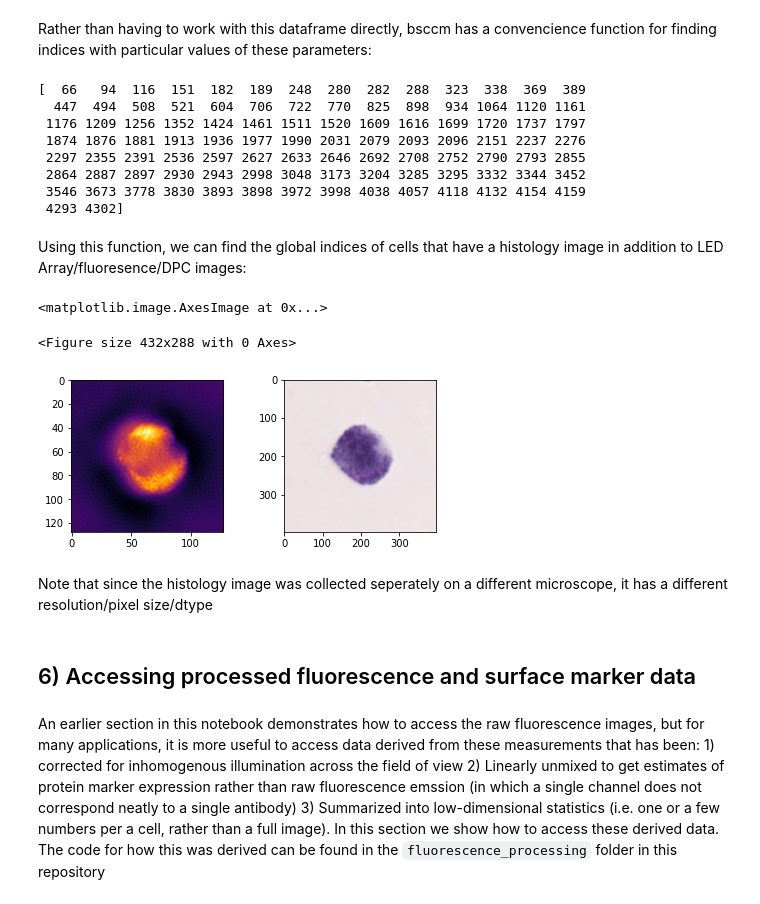
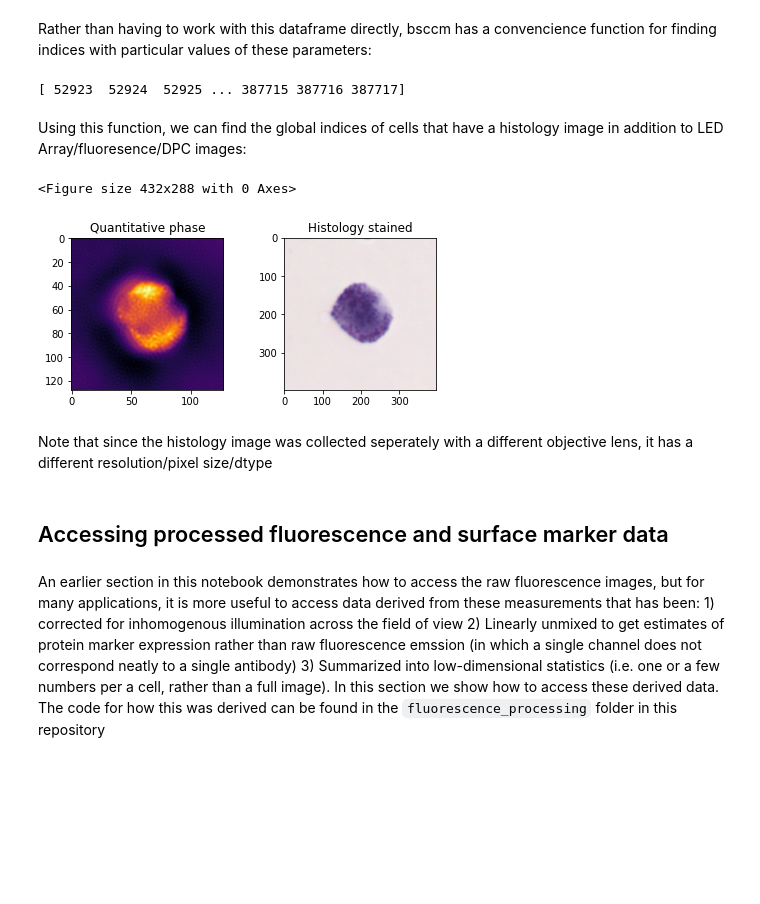
Before and after one commit to Waller-Lab/BSCCM, a Jupyter notebook: Getting_started.ipynb, the cells around one changed output. Drawn from its saved outputs; the diff is of its cells as text; code cells hidden in the pictures; blank space fills up the shorter version.

```diff
--- a/Getting_started.ipynb
+++ b/Getting_started.ipynb
@@ -40,0 +38,12 @@ BSCCM Opened
+# %%
+from bsccm import BSCCM
+import numpy as np
+import matplotlib.pyplot as plt
+
+data_root = '/home/hpinkard_waller/2tb_ssd/BSCCM/'
+# data_root = '/home/hpinkard_waller/2tb_ssd/BSCCM-tiny/'
+# data_root = '/home/hpinkard_waller/2tb_ssd/BSCCM-coherent/'
+# data_root = '/home/hpinkard_waller/2tb_ssd/BSCCM-coherent-tiny/'
+# data_root = '/home/hpinkard_waller/2tb_ssd/BSCCMNIST/'
+
+dataset = BSCCM(data_root)
@@ -169,38 +185,32 @@ Several columns here are of particular importance:
 Rather than having to work with this dataframe directly, bsccm has a convencience function for finding indices with particular values of these parameters:
 # %%
 # Get the global indices of cells in batch 0
-global_indices = bsccm.get_indices(batch=1)
+global_indices = dataset.get_indices(batch=0)
 print(global_indices)
 # %% [output]
-[  66   94  116  151  182  189  248  280  282  288  323  338  369  389
-  447  494  508  521  604  706  722  770  825  898  934 1064 1120 1161
- 1176 1209 1256 1352 1424 1461 1511 1520 1609 1616 1699 1720 1737 1797
- 1874 1876 1881 1913 1936 1977 1990 2031 2079 2093 2096 2151 2237 2276
- 2297 2355 2391 2536 2597 2627 2633 2646 2692 2708 2752 2790 2793 2855
- 2864 2887 2897 2930 2943 2998 3048 3173 3204 3285 3295 3332 3344 3452
- 3546 3673 3778 3830 3893 3898 3972 3998 4038 4057 4118 4132 4154 4159
- 4293 4302]
+[ 52923  52924  52925 ... 387715 387716 387717]
 # %% [markdown]
 Using this function, we can find the global indices of cells that have a histology image in addition to LED Array/fluoresence/DPC images:
 # %%
-has_histology_indices = bsccm.get_indices(has_matched_histology=True)
+has_histology_indices = dataset.get_indices(has_matched_histology=True)
 
 # plot a side by side histology and dpc image
 plt.figure()
 
 fig, ax = plt.subplots(1,2, figsize=(7, 2.8))
-dpc_image = bsccm.read_image(has_histology_indices[0], contrast_type='dpc')
-ax[0].imshow(dpc_image, cmap='inferno')
-histology_image = bsccm.read_image(has_histology_indices[0], contrast_type='histology')
-ax[1].imshow(histology_image, cmap='inferno')
+dpc_image = dataset.read_image(has_histology_indices[0], contrast_type='dpc')
+_ = ax[0].imshow(dpc_image, cmap='inferno')
+_ = ax[0].set_title('Quantitative phase')
+histology_image = dataset.read_image(has_histology_indices[0], contrast_type='histology')
+_ = ax[1].imshow(histology_image, cmap='inferno')
+_ = ax[1].set_title('Histology stained')
 # %% [output]
-<matplotlib.image.AxesImage at 0x...>
+<Figure size 432x288 with 0 Axes>
-<Figure size 432x288 with 0 Axes>
-[figure, old version]
+[figure, new version]
 # %% [markdown]
-Note that since the histology image was collected seperately on a different microscope, it has a different resolution/pixel size/dtype
+Note that since the histology image was collected seperately with a different objective lens, it has a different resolution/pixel size/dtype
 # %% [markdown]
-## 6) Accessing processed fluorescence and surface marker data
+## Accessing processed fluorescence and surface marker data
 # %% [markdown]
 An earlier section in this notebook demonstrates how to access the raw fluorescence images, but for many applications, it is more useful to access data derived from these measurements that has been: 1) corrected for inhomogenous illumination across the field of view 2) Linearly unmixed to get estimates of protein marker expression rather than raw fluorescence emssion (in which a single channel does not correspond neatly to a single antibody) 3) Summarized into low-dimensional statistics (i.e. one or a few numbers per a cell, rather than a full image). In this section we show how to access these derived data. The code for how this was derived can be found in the `fluorescence_processing` folder in this repository
 # %% [markdown]
```
Also changed, not shown: parts of 38 cells of this notebook, 7 other files.
